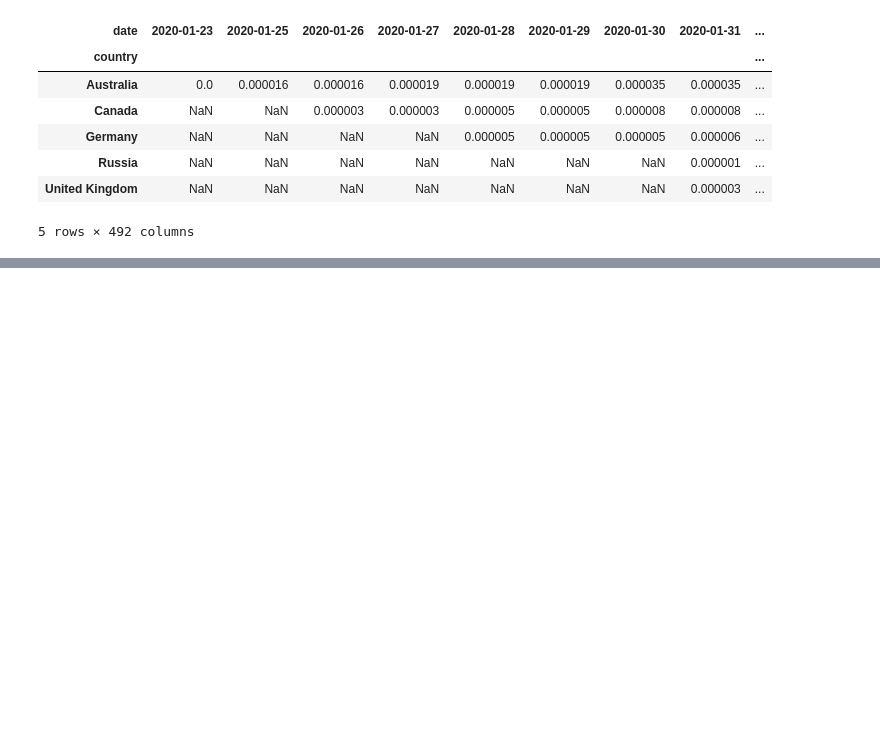
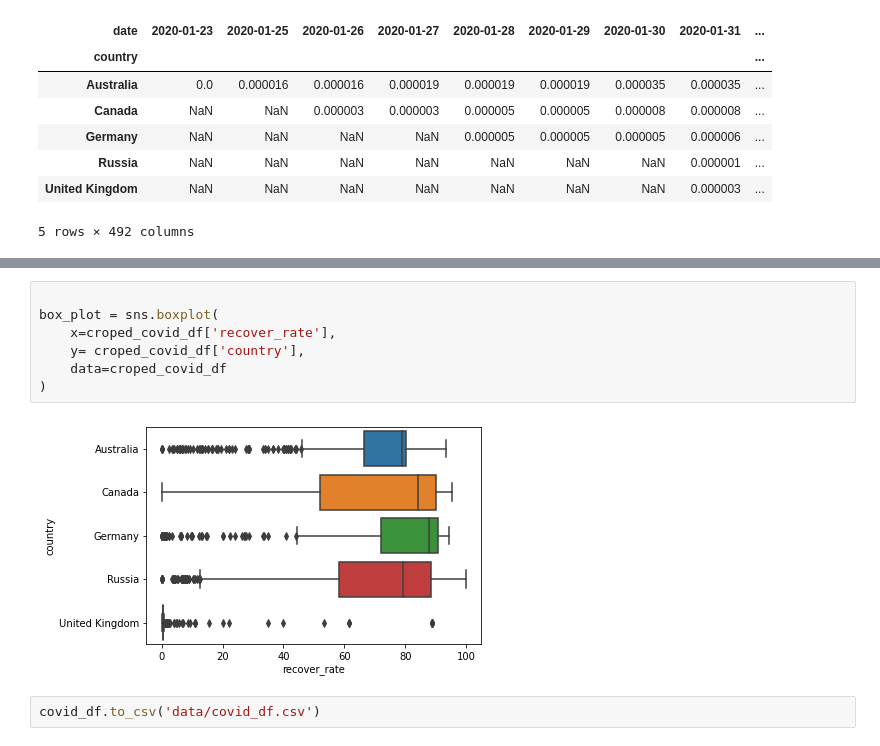
Before and after one commit to Dekoz3/VS_code, a Jupyter notebook: Задания Skillfactory/PY13/PY13.ipynb, the cells around one changed output, grey strips where cells are left out. Saved outputs shown, nothing was run; the diff lists cells and outputs as text; blank space fills up the shorter version.

```diff
--- a/Задания Skillfactory/PY13/PY13.ipynb
+++ b/Задания Skillfactory/PY13/PY13.ipynb
@@ -566,0 +567,11 @@ heatmap.set_title('Тепловая карта заболеваемости', fo
+# %%
+
+box_plot = sns.boxplot(
+    x=croped_covid_df['recover_rate'],
+    y= croped_covid_df['country'],
+    data=croped_covid_df
+)
+# %% [output]
+[figure, added]
+# %%
+covid_df.to_csv('data/covid_df.csv')
```
Also changed, not shown: parts of 14 cells of this notebook, 2 other files.
